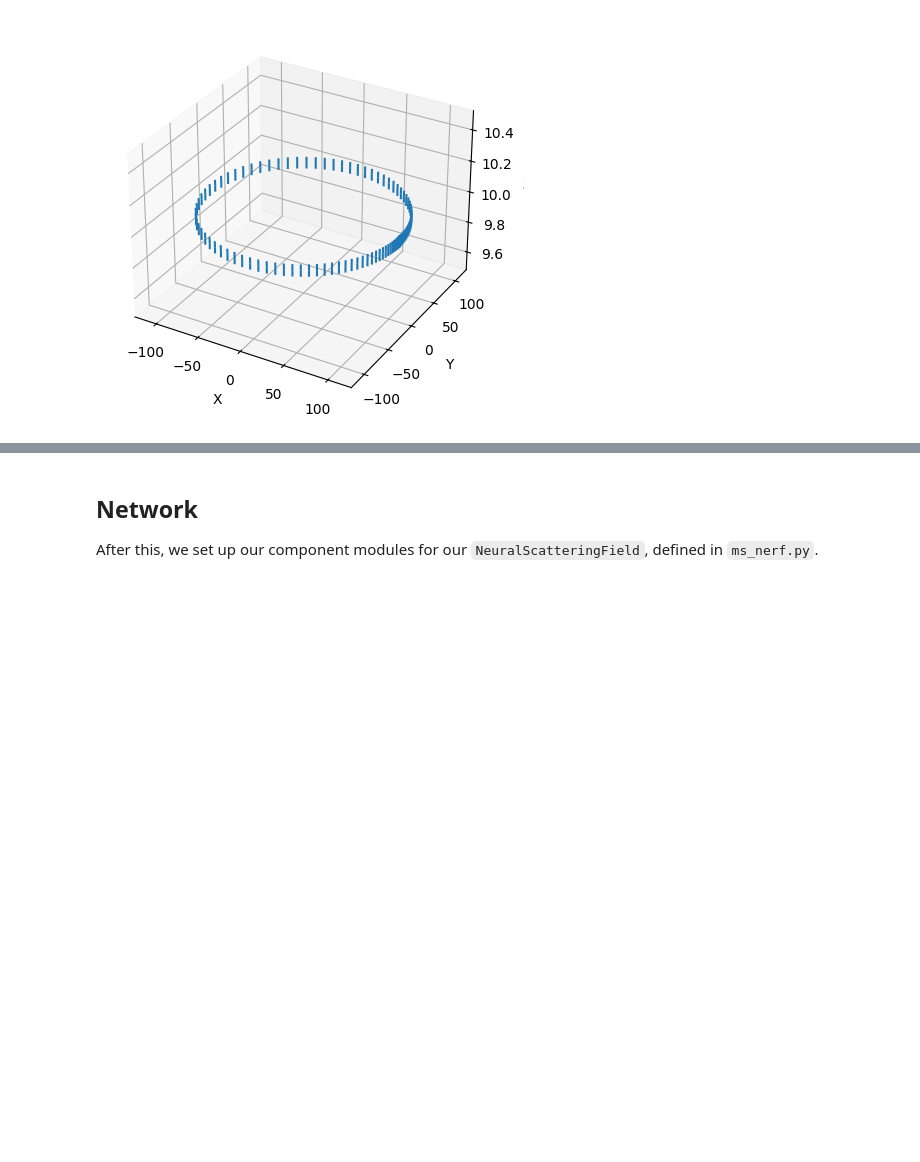
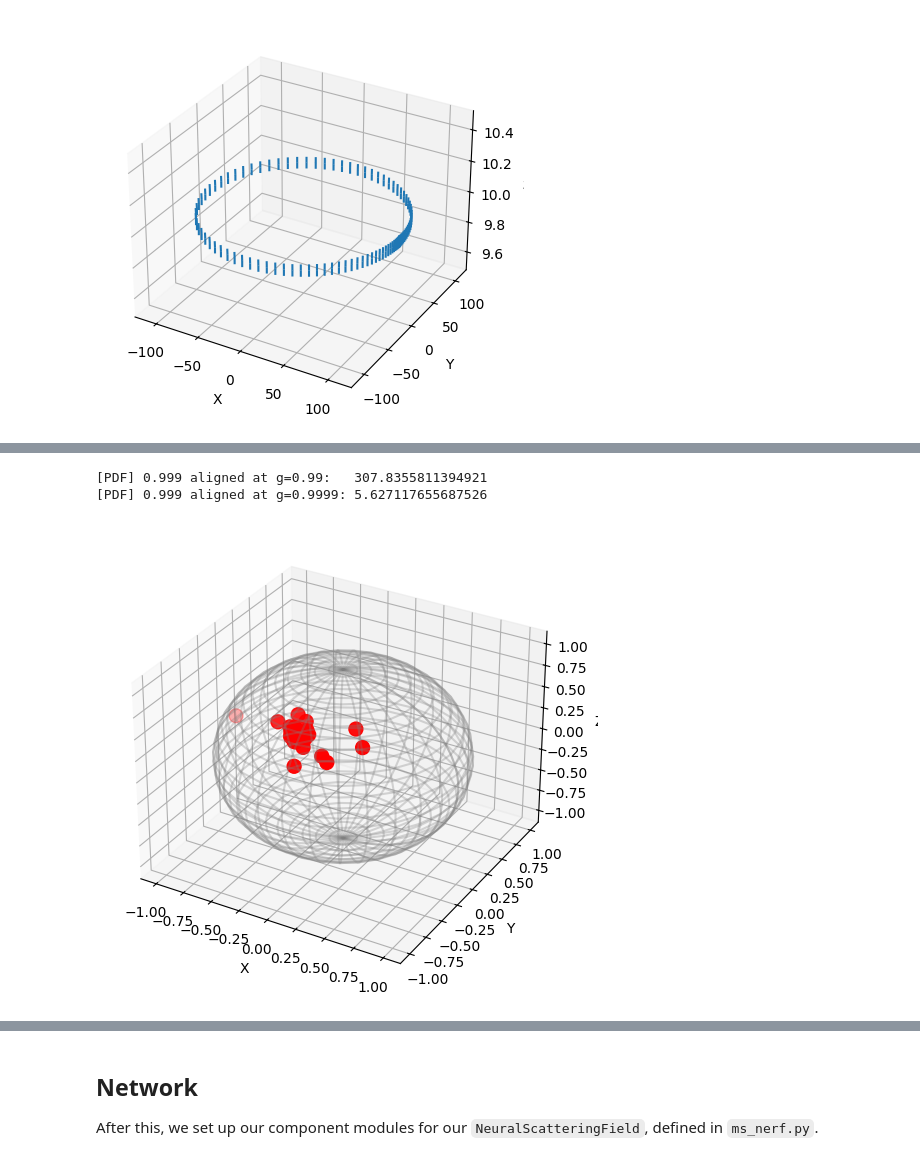
Before and after one commit to stonecodecs/neural_scattering_field, a Jupyter notebook: demo.ipynb, the cells around one changed output, grey strips where cells are left out. Drawn from its saved outputs; the diff is of its cells as text; code cells hidden in the pictures; blank space fills up the shorter version.

Commit message:
high-level code for nerf_forward finished, may need future debugs. Added more to demo.

```diff
--- a/demo.ipynb
+++ b/demo.ipynb
@@ -55,0 +80,31 @@ Just as a ray tracer does, we shoot a ray through each "pixel" of the virtual im
+# %%
+## HG demo ##
+from render import henyey_greenstein_pdf, sample_henyey_greenstein
+from sh import visualize_spherical_samples
+from utils import local_to_world_rotation, spherical_to_cartesian, cartesian_to_spherical
+
+
+# generate samples; play with 'g' and see how sampling densities change throughout the spherical area
+# also, change 'ray_dir' to update the position in world coordinates (NOTE: +z in the plot is upward, unlike our volume renderer)
+ray_dir = torch.tensor([0,-1,1], dtype=torch.float32)  # w.r.t world
+g = 0.99
+
+# local to world position
+R = local_to_world_rotation(ray_dir.reshape(-1,3))
+
+# NOTE: lots of discrepancy between 0.99 and 0.9999. The sensitivity to change is highly non-linear
+# (maybe this could impact training? Maybe there's a transformation that can make this behave better.)
+# additonally, if you check the henyey_greenstein_pdf, you can see that if g ~= 1, then even the smallest offset
+# of cos_theta can go from extremely high probability density to very low ones.
+print("[PDF] 0.999 aligned at g=0.99:\t", henyey_greenstein_pdf(1 - 1e-4, g=0.99))
+print("[PDF] 0.999 aligned at g=0.9999:", henyey_greenstein_pdf(1 - 1e-4, g=0.9999))
+
+theta_phi = sample_henyey_greenstein(*torch.rand(2, 128), g=g) # w.r.t the current ray direction
+local_dirs = spherical_to_cartesian(theta_phi) # (num_samples, 3)
+world_dirs = torch.einsum("bij,kj->bki", R, local_dirs)
+theta_phi = cartesian_to_spherical(world_dirs.squeeze(0))
+visualize_spherical_samples(*theta_phi.T)
+# %% [output]
+[PDF] 0.999 aligned at g=0.99:   307.8355811394921
+[PDF] 0.999 aligned at g=0.9999: 5.627117655687526
+[figure, added]
```
Also changed, not shown: parts of 20 cells of this notebook, 4 other files.
